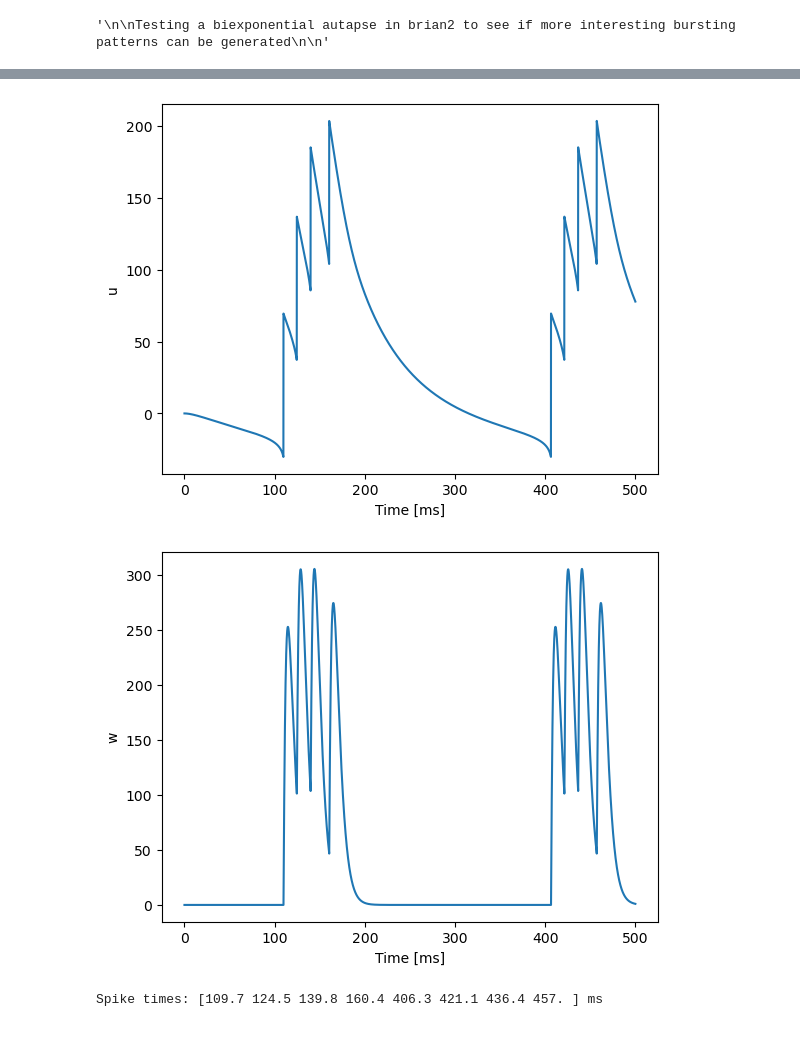
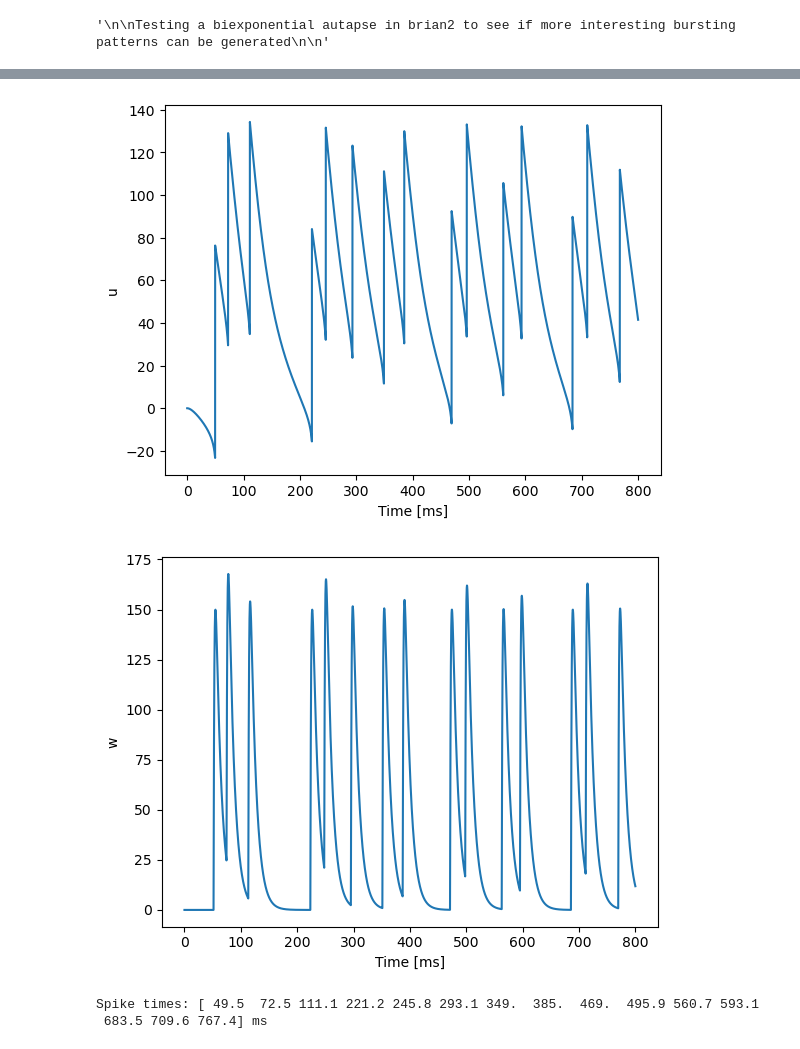
Before and after one commit to liammcs10/AQUA_project, a Jupyter notebook: brian2/biexponential_brian2.ipynb, the cells around one changed output, grey strips where cells are left out. Cells and saved outputs as stored; diff of their text form; code cells hidden in the pictures.

```diff
--- a/brian2/biexponential_brian2.ipynb
+++ b/brian2/biexponential_brian2.ipynb
@@ -35,7 +35,7 @@ AUTAPSE implemented with Synapse class
 start_scope()
 
 RS = {'name': 'RS', 'C': 100, 'k': 0.7, 'v_r': -60, 'v_t': -40, 'v_peak': 35,
-     'a': 0.02, 'b': -2, 'c': -50, 'd': 100, 't_a1': 4.9, 't_a2': 5., 'f': 250., 'tau': 0.0}    # Class 1
+     'a': 0.02, 'b': -2, 'c': -50, 'd': 100, 't_a1': 1.5, 't_a2': 10., 'f': 150., 'tau': 2.0}    # Class 1
 
 C = RS['C']
 k = RS['k']
@@ -80,13 +80,14 @@ v = c
 u += d
 '''
 
-G = NeuronGroup(1, eqs, threshold= 'v>=v_peak', reset = reset, method = 'euler')
+G = NeuronGroup(1, eqs, threshold= 'v>=v_peak', reset = reset, method = 'rk2')
 M_v = StateMonitor(G, 'v', record = 0)
 M_u = StateMonitor(G, 'u', record = 0)
 M_w = StateMonitor(G, 'w', record = 0)
 spikemon = SpikeMonitor(G, record = True)
 
 # Synapses
+# biexponential synapse
 autapse = '''
 dw/dt = ((t_a2 / t_a1) ** (t_a1 / (t_a2 - t_a1))*x-w)/t_a1/ms : 1
 dx/dt = -x/t_a2/ms : 1
@@ -111,7 +112,7 @@ G.v_r = v_r
 G.v_t = v_t
 G.a = a
 G.b = b
-G.I = 70        # the driving current is static in this case
+G.I = 100        # the driving current is static in this case
 G.c = c
 G.d = d
 G.t_a1 = t_a1
@@ -119,13 +120,14 @@ G.t_a2 = t_a2
 G.f = f
 
 
-duration = 500*ms
+duration = 800*ms
 run(duration)
 
 
 plot(M_v.t/ms, M_v.v[0])
 xlabel('Time [ms]')
 ylabel('v')
+plt.savefig("complex_bursts.png")
 show()
 
 plot(M_u.t/ms, M_u.u[0])
@@ -155,6 +146,7 @@ WARNING    'd' is an internal variable of group 'neurongroup', but also exists i
-[figure, old version]
+[figure, new version]
-[figure, old version]
+[figure, new version]
-Spike times: [109.7 124.5 139.8 160.4 406.3 421.1 436.4 457. ] ms
+Spike times: [ 49.5  72.5 111.1 221.2 245.8 293.1 349.  385.  469.  495.9 560.7 593.1
+ 683.5 709.6 767.4] ms
 # %%
 """AQUA
 
```
Also changed, not shown: parts of 2 cells of this notebook, 8 other files.
